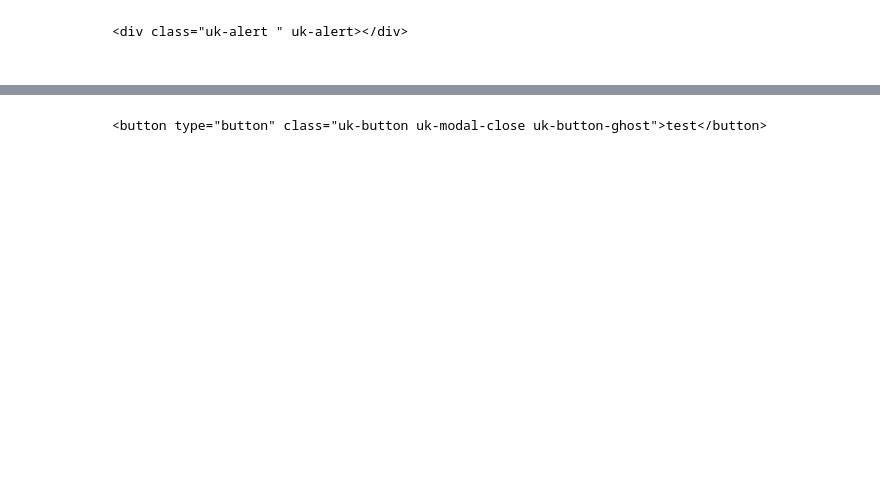
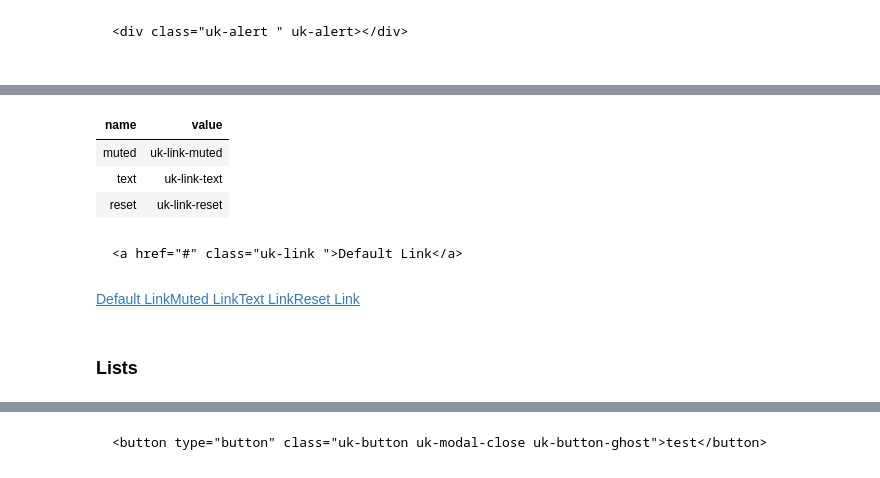
Before and after one commit to AnswerDotAI/fh-frankenui, a Jupyter notebook: lib_nbs/01_core.ipynb, the cells around one changed output, grey strips where cells are left out. Drawn from its saved outputs; the diff is of its cells as text; code cells hidden in the pictures; blank space fills up the shorter version.

````diff
--- a/lib_nbs/01_core.ipynb
+++ b/lib_nbs/01_core.ipynb
@@ -437,3 +490,3 @@ FormLabel()
 # %%
 #| export
-LinkT = create_uk_enum('LinkT', ('muted', 'text', 'reset'))
+LinkT = create_uk_enum('LinkT', ('muted', 'text', 'reset'), enum_doc='Link styles from https://franken-ui.dev/docs/link')
@@ -440,3 +503,10 @@ LinkT = create_uk_enum('LinkT', ('muted', 'text', 'reset'))
+# %%
+show_enum_options(LinkT)
+# %% [output]
+| name | value |
+| muted | uk-link-muted |
+| text | uk-link-text |
+| reset | uk-link-reset |
 # %%
 #| export
 def Link(*c, cls=(), **kwargs):
@@ -450,2 +514,17 @@ def Link(*c, cls=(), **kwargs):
+# %%
+Link('Default Link')
+# %% [output]
+```html
+<a href="#" class="uk-link ">Default Link</a>
+```
+# %%
+show(Div(cls='space-x-4')(Link('Default Link'),
+                     Link('Muted Link', cls=LinkT.muted),
+                     Link('Text Link', cls=LinkT.text),
+                     Link('Reset Link', cls=LinkT.reset)))
+# %% [output]
+Default LinkMuted LinkText LinkReset Link
+# %% [markdown]
+### Lists
 # %%
 ListT = create_uk_enum('ListT', (
````
Also changed, not shown: parts of 31 cells of this notebook, 1 other file.
